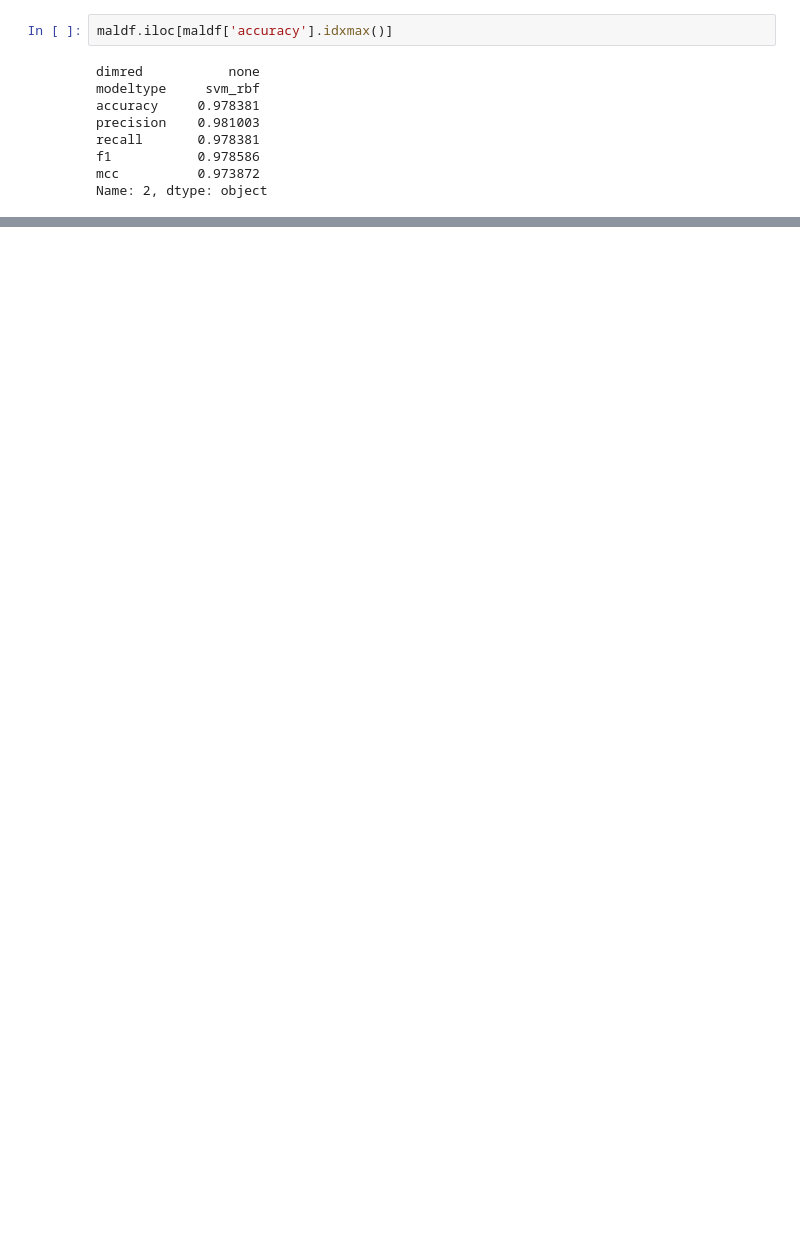
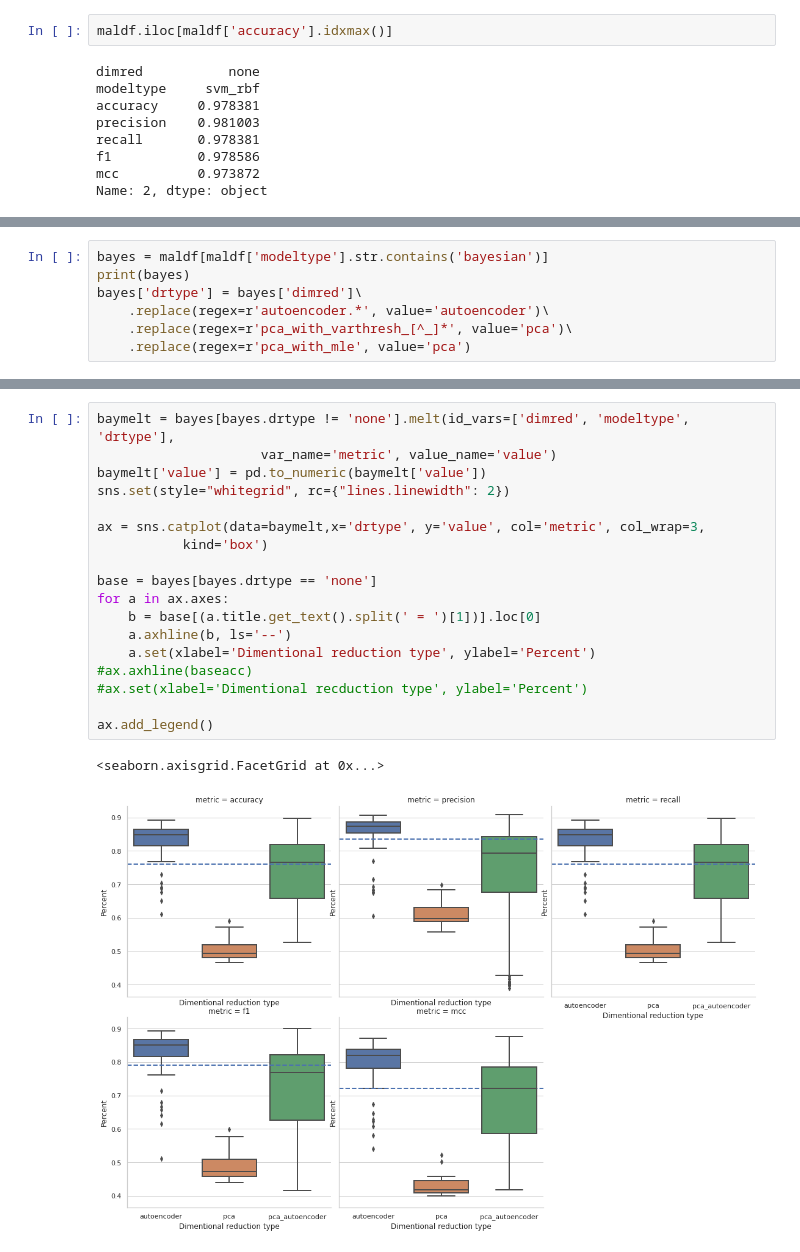
Before and after one commit to t-taylor/autoencoder-features, a Jupyter notebook: results/analysis.ipynb, the cells around one changed output, grey strips where cells are left out. Saved outputs shown, nothing was run; the diff lists cells and outputs as text; blank space fills up the shorter version.

```diff
--- a/results/analysis.ipynb
+++ b/results/analysis.ipynb
@@ -41,0 +107,7 @@ Name: 27440, dtype: object
+# %%
+bayes = maldf[maldf['modeltype'].str.contains('bayesian')]
+print(bayes)
+bayes['drtype'] = bayes['dimred']\
+    .replace(regex=r'autoencoder.*', value='autoencoder')\
+    .replace(regex=r'pca_with_varthresh_[^_]*', value='pca')\
+    .replace(regex=r'pca_with_mle', value='pca')
@@ -41,0 +137,21 @@ Name: 27440, dtype: object
+# %%
+baymelt = bayes[bayes.drtype != 'none'].melt(id_vars=['dimred', 'modeltype', 'drtype'],
+                     var_name='metric', value_name='value')
+baymelt['value'] = pd.to_numeric(baymelt['value'])
+sns.set(style="whitegrid", rc={"lines.linewidth": 2})
+
+ax = sns.catplot(data=baymelt,x='drtype', y='value', col='metric', col_wrap=3,
+           kind='box')
+
+base = bayes[bayes.drtype == 'none']
+for a in ax.axes:
+    b = base[(a.title.get_text().split(' = ')[1])].loc[0]
+    a.axhline(b, ls='--')
+    a.set(xlabel='Dimentional reduction type', ylabel='Percent')
+#ax.axhline(baseacc)
+#ax.set(xlabel='Dimentional recduction type', ylabel='Percent')
+
+ax.add_legend()
+# %% [output]
+<seaborn.axisgrid.FacetGrid at 0x...>
+[figure, added]
```
Also changed, not shown: parts of 30 cells of this notebook.
